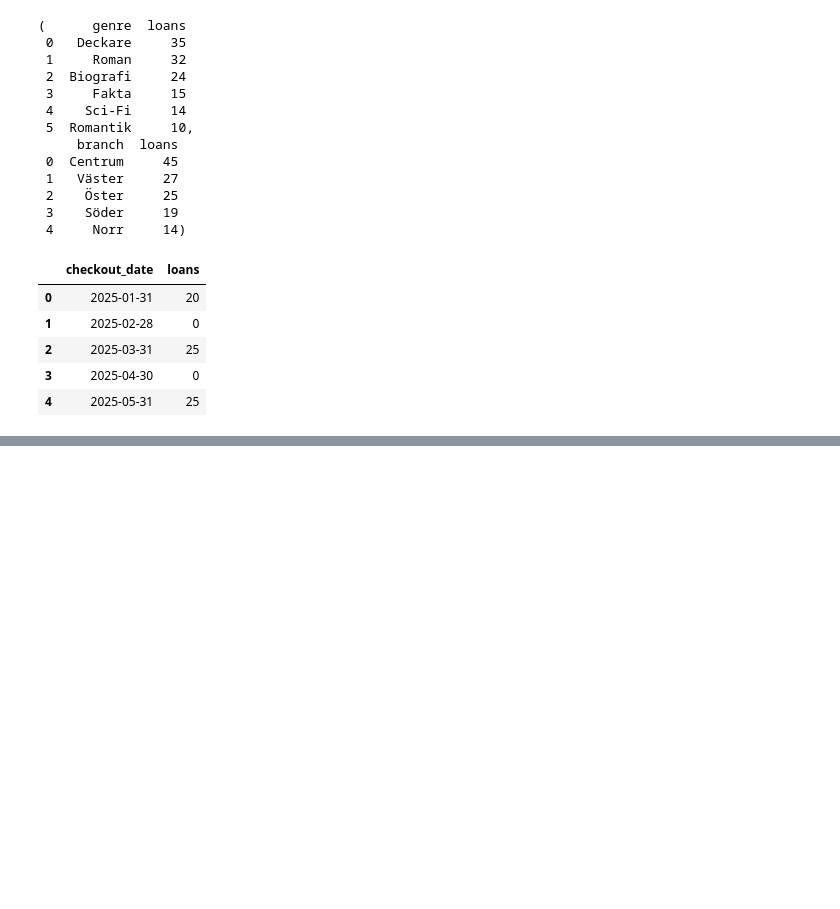
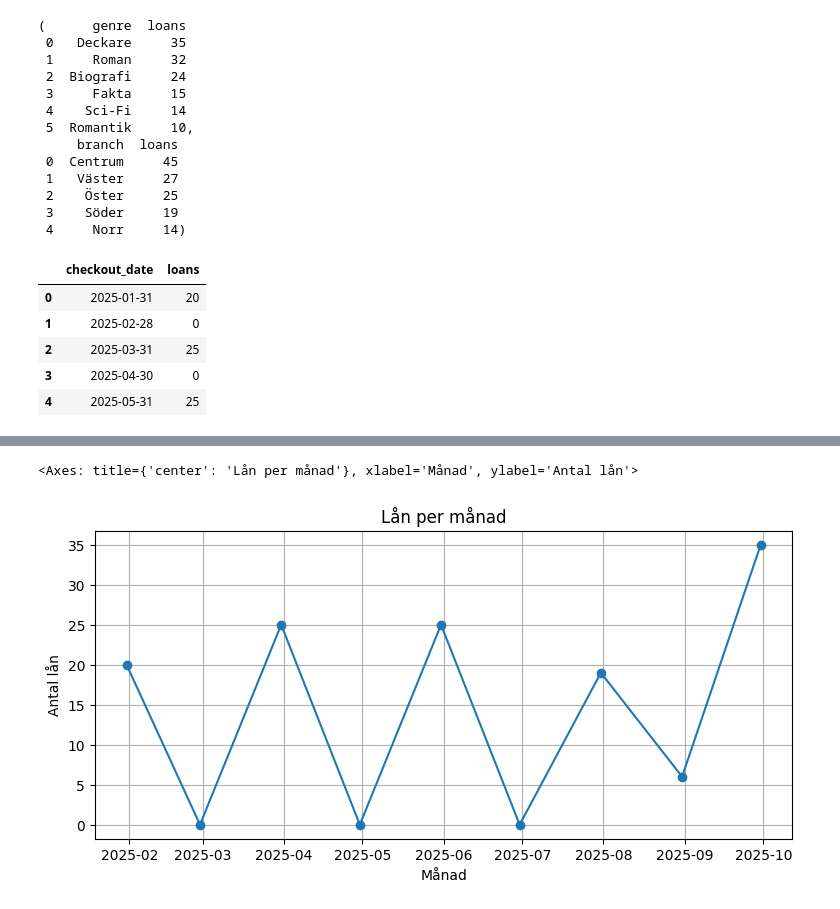
Before and after one commit to KataBeh/EDA--Biblioteket, a Jupyter notebook: src/report.ipynb, the cells around one changed output, grey strips where cells are left out. Saved outputs shown, nothing was run; the diff lists cells and outputs as text; code cells hidden in the pictures; blank space fills up the shorter version.

```diff
--- a/src/report.ipynb
+++ b/src/report.ipynb
@@ -72,0 +91,11 @@ ts_month.head()
+# %%
+import matplotlib.pyplot as plt
+
+import viz as V
+
+# Lån per månad
+fig, ax = plt.subplots(figsize=(9, 4))
+V.line(ax, ts_month["checkout_date"], ts_month["loans"], "Lån per månad", "Månad", "Antal lån")
+# %% [output]
+<Axes: title={'center': 'Lån per månad'}, xlabel='Månad', ylabel='Antal lån'>
+[figure, added]
```
Also changed, not shown: parts of 3 cells of this notebook, 1 other file.
